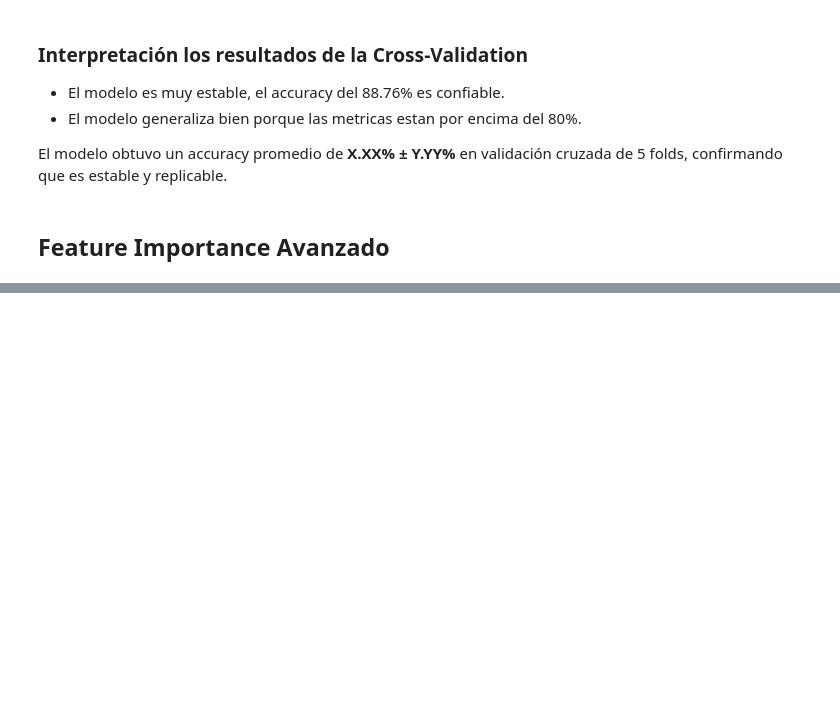
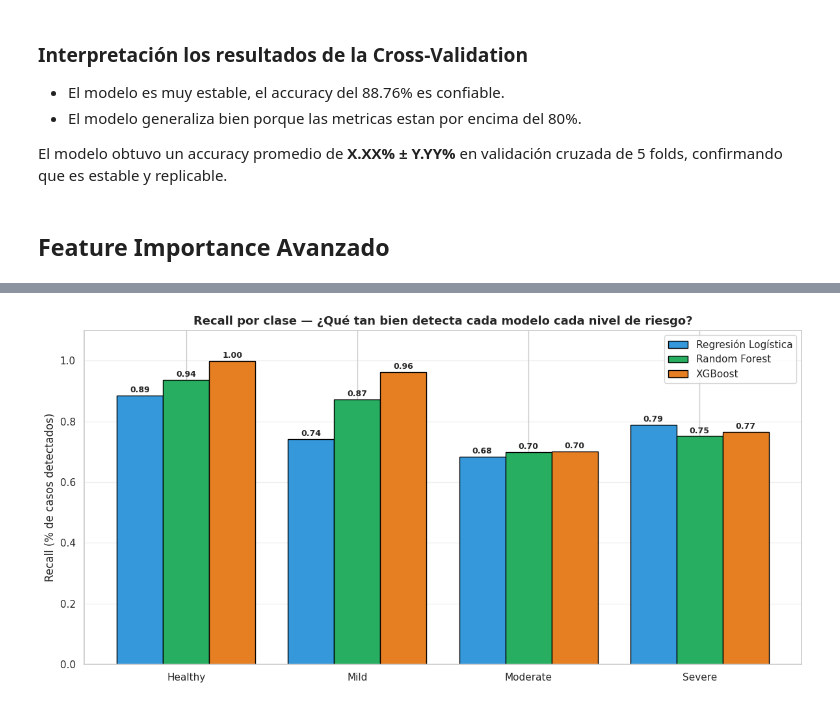
Before and after one commit to R3vival/Intro_Ciencia_De_Datos_Trabajo, a Jupyter notebook: Trabajo_Final_Intro_DC.ipynb, the cells around one changed output, grey strips where cells are left out. Cells and saved outputs as stored; diff of their text form; code cells hidden in the pictures; blank space fills up the shorter version.

```diff
--- a/Trabajo_Final_Intro_DC.ipynb
+++ b/Trabajo_Final_Intro_DC.ipynb
@@ -1341,0 +1553,38 @@ Predecir el **riesgo de trastorno del sueño** (Healthy, Mild, Moderate, Severe)
+# %%
+# ---------------------------------------------------------
+# Grafica 2: Recall en cada clase para los 3 modelos
+# ---------------------------------------------------------
+clases = ['Healthy', 'Mild', 'Moderate', 'Severe']
+
+recall_lr  = recall_score(y_test, y_pred_lr,  labels=clases, average=None, zero_division=0)
+recall_rf  = recall_score(y_test, y_pred_rf,  labels=clases, average=None, zero_division=0)
+recall_xgb = recall_score(y_test, y_pred_xgb, labels=clases, average=None, zero_division=0)
+
+x = np.arange(len(clases))
+width = 0.27
+
+fig, ax = plt.subplots(figsize=(12, 6))
+b1 = ax.bar(x - width, recall_lr,  width, label='Regresión Logística', color='#3498db', edgecolor='black')
+b2 = ax.bar(x,         recall_rf,  width, label='Random Forest',       color='#27ae60', edgecolor='black')
+b3 = ax.bar(x + width, recall_xgb, width, label='XGBoost',             color='#e67e22', edgecolor='black')
+
+# Etiquetas encima de cada barra
+for bars in (b1, b2, b3):
+    for bar in bars:
+        h = bar.get_height()
+        ax.text(bar.get_x() + bar.get_width()/2, h + 0.01,
+                f'{h:.2f}', ha='center', fontsize=9, fontweight='bold')
+
+ax.set_xticks(x)
+ax.set_xticklabels(clases)
+ax.set_ylabel('Recall (% de casos detectados)')
+ax.set_title('Recall por clase — ¿Qué tan bien detecta cada modelo cada nivel de riesgo?',
+             fontsize=13, fontweight='bold')
+ax.set_ylim(0, 1.1)
+ax.legend(loc='upper right')
+ax.grid(axis='y', alpha=0.3)
+
+plt.tight_layout()
+plt.show()
+# %% [output]
+[figure, added]
```
Also changed, not shown: parts of 67 cells of this notebook.
